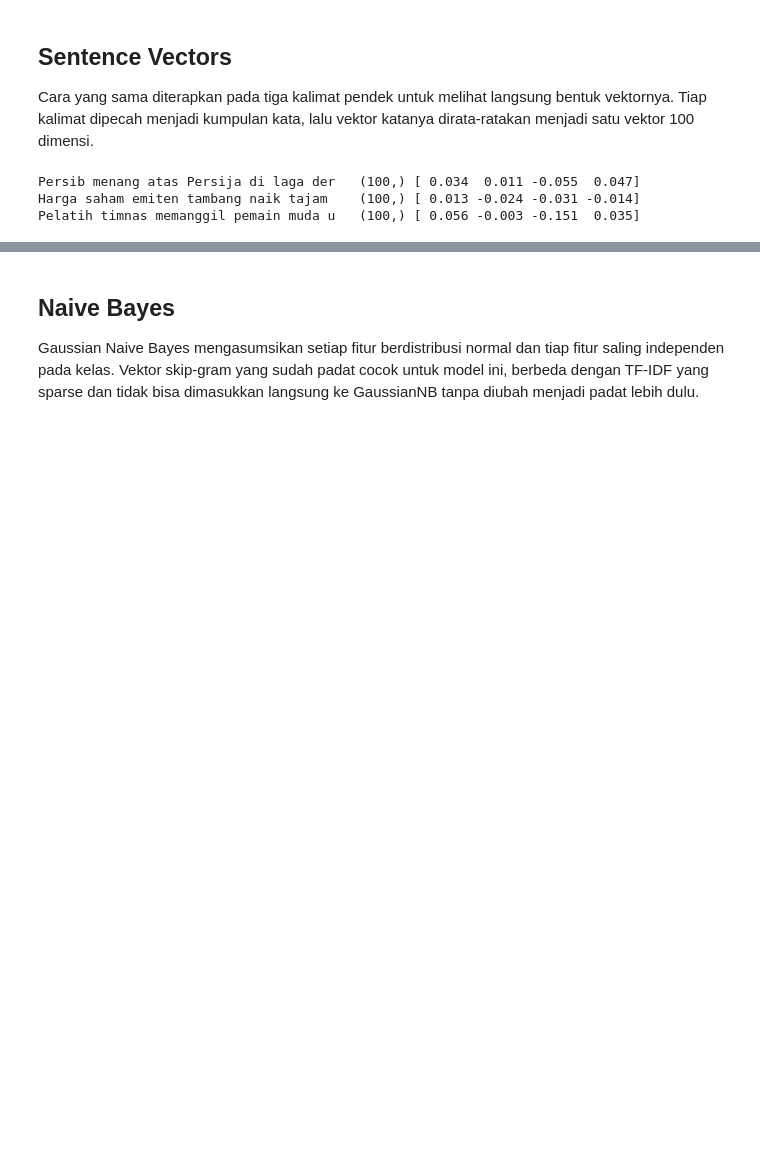
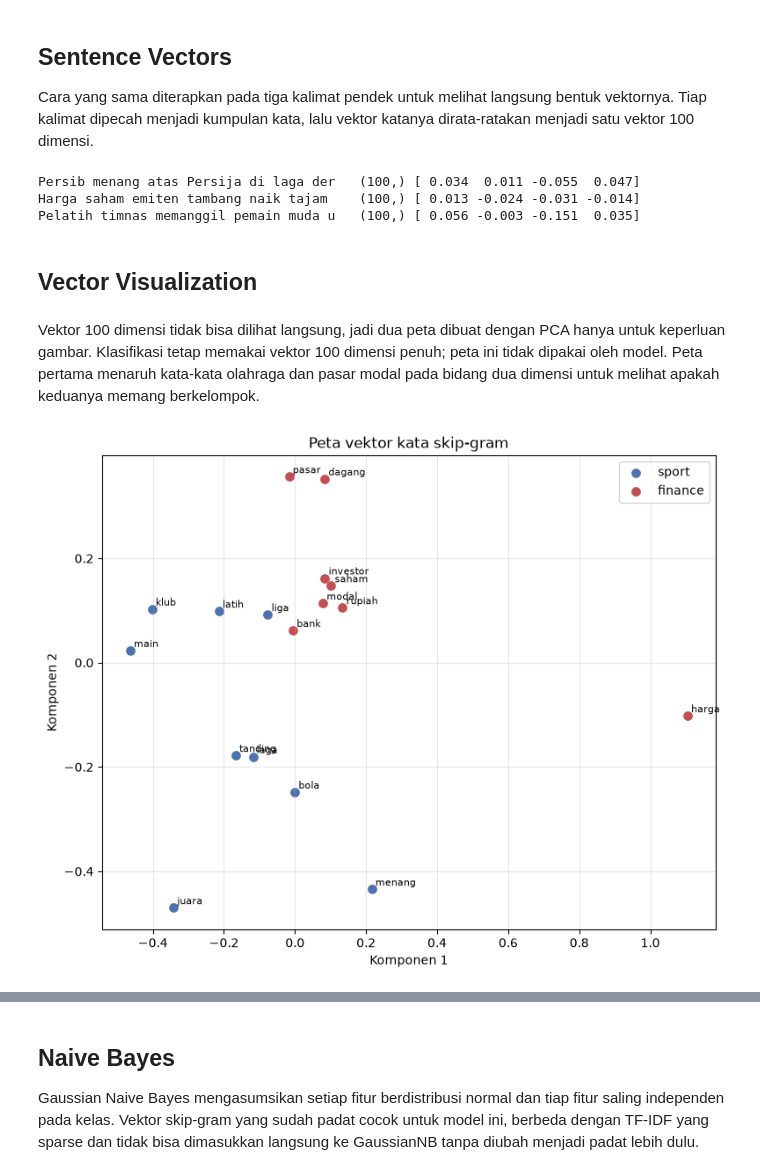
Before and after one commit to rhindottire/PPW, a Jupyter notebook: notebook/book/book-4.ipynb, the cells around one changed output, grey strips where cells are left out. Cells and saved outputs as stored; diff of their text form; code cells hidden in the pictures; blank space fills up the shorter version.

```diff
--- a/notebook/book/book-4.ipynb
+++ b/notebook/book/book-4.ipynb
@@ -323,3 +324,31 @@ for kalimat in tiga_kalimat:
 Persib menang atas Persija di laga der   (100,) [ 0.034  0.011 -0.055  0.047]
 Harga saham emiten tambang naik tajam    (100,) [ 0.013 -0.024 -0.031 -0.014]
 Pelatih timnas memanggil pemain muda u   (100,) [ 0.056 -0.003 -0.151  0.035]
+# %% [markdown]
+## Vector Visualization
+# %% [markdown]
+Vektor 100 dimensi tidak bisa dilihat langsung, jadi dua peta dibuat dengan PCA hanya untuk keperluan gambar. Klasifikasi tetap memakai vektor 100 dimensi penuh; peta ini tidak dipakai oleh model. Peta pertama menaruh kata-kata olahraga dan pasar modal pada bidang dua dimensi untuk melihat apakah keduanya memang berkelompok.
+# %%
+pasangan = {
+    "sport": ["main", "gol", "liga", "klub", "juara", "latih", "tanding", "bola", "menang", "laga"],
+    "finance": ["saham", "emiten", "investor", "pasar", "harga", "modal", "laba", "bank", "rupiah", "dagang"],
+}
+kata = [w for ws in pasangan.values() for w in ws if w in w2v.wv]
+grup = [g for g, ws in pasangan.items() for w in ws if w in w2v.wv]
+koord = PCA(n_components=2, random_state=42).fit_transform(w2v.wv[kata])
+
+warna = {"sport": "#4c72b0", "finance": "#c44e52"}
+plt.figure(figsize=(9, 7))
+for g, c in warna.items():
+    idx = [i for i, x in enumerate(grup) if x == g]
+    plt.scatter(koord[idx, 0], koord[idx, 1], color=c, label=g, s=45)
+for (x, y), w in zip(koord, kata):
+    plt.annotate(w, (x, y), fontsize=8, xytext=(3, 3), textcoords="offset points")
+plt.legend()
+plt.xlabel("Komponen 1")
+plt.ylabel("Komponen 2")
+plt.title("Peta vektor kata skip-gram")
+plt.grid(alpha=0.3)
+plt.show()
+# %% [output]
+[figure, added]
```
Also changed, not shown: parts of 6 cells of this notebook, 1 other file.
